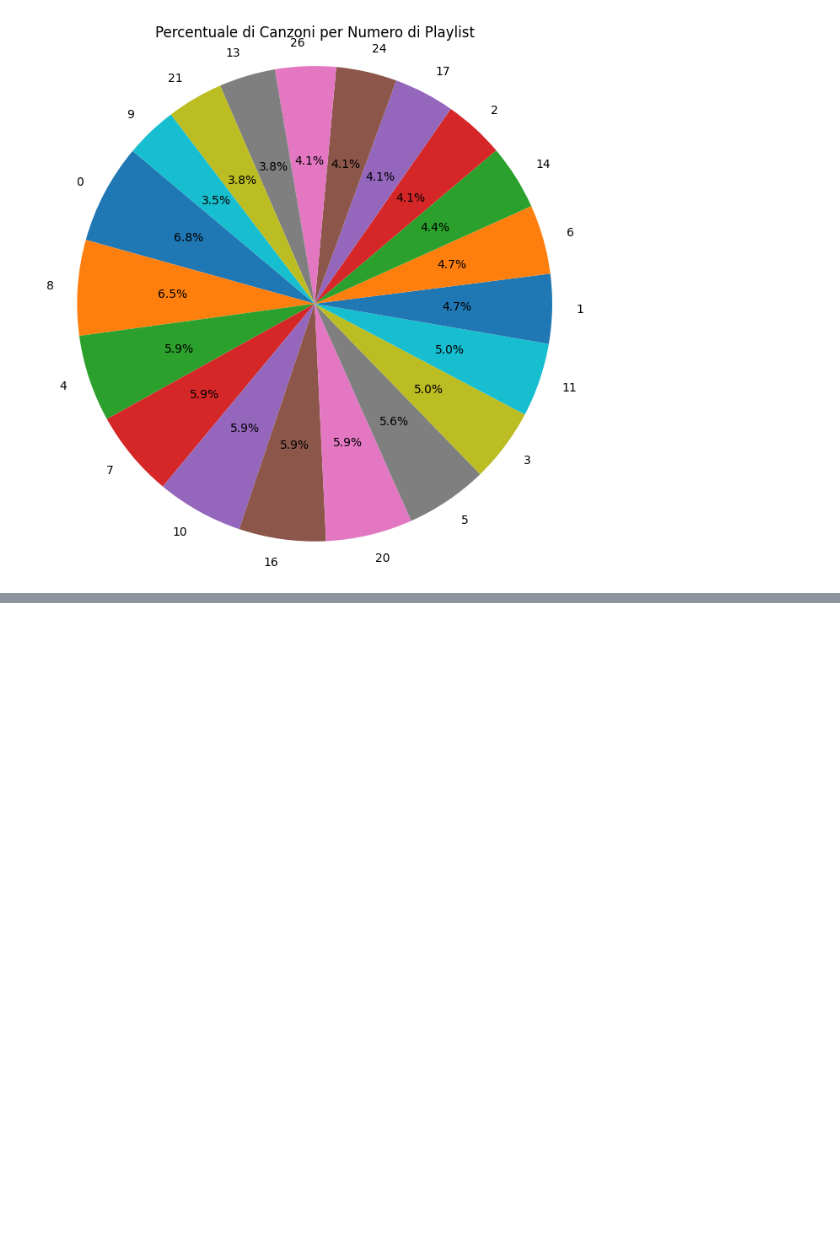
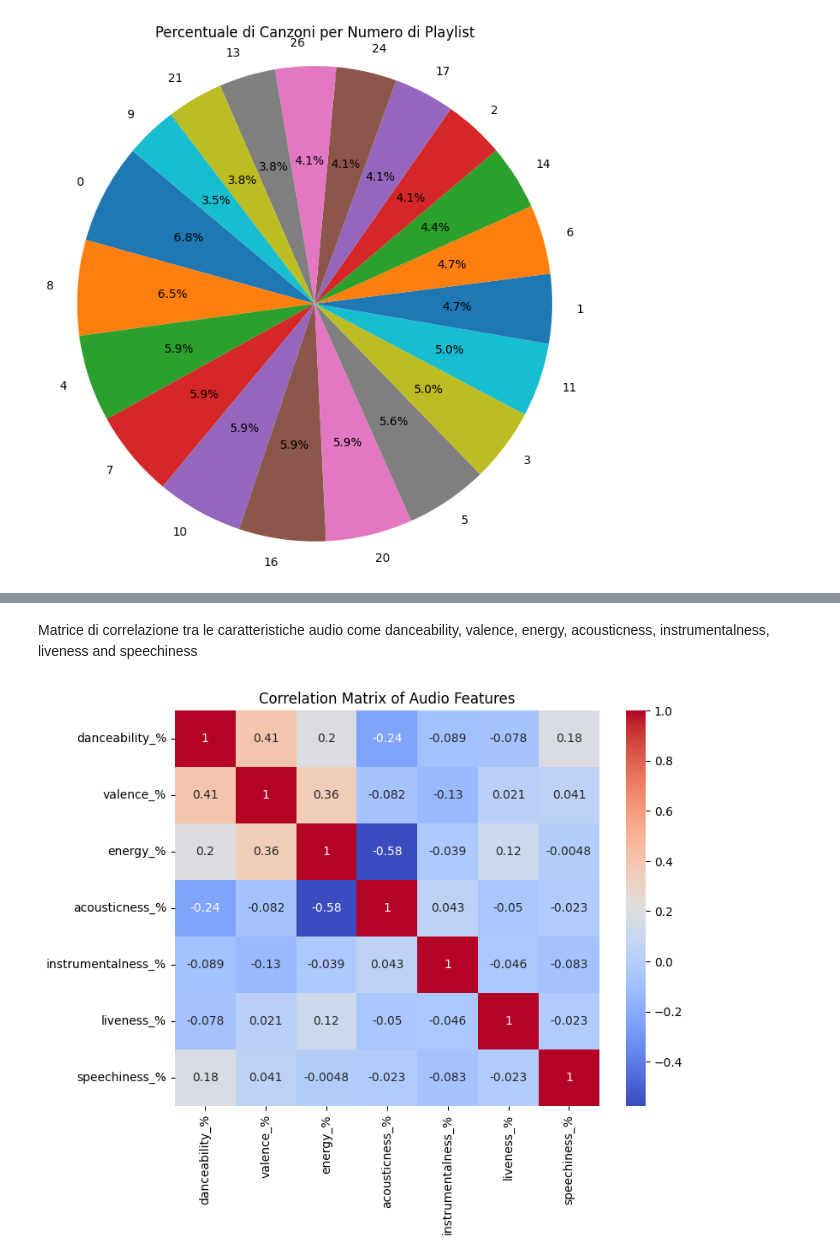
Before and after one commit to IsabellaPodavini/top_spotify_songs_2023, a Jupyter notebook: project.ipynb, the cells around one changed output, grey strips where cells are left out. Drawn from its saved outputs; the diff is of its cells as text; code cells hidden in the pictures; blank space fills up the shorter version.

```diff
--- a/project.ipynb
+++ b/project.ipynb
@@ -393,0 +414,16 @@ dtype: int64
+# %% [markdown]
+Matrice di correlazione tra le caratteristiche audio come danceability, valence, energy, acousticness, instrumentalness, liveness and speechiness
+# %%
+# Seleziona solo le colonne delle caratteristiche audio
+audio_features = spotify_songs_df[['danceability_%', 'valence_%', 'energy_%', 'acousticness_%', 'instrumentalness_%', 'liveness_%', 'speechiness_%']]
+
+# Calcola la correlazione tra le caratteristiche audio
+correlation_matrix = audio_features.corr()
+
+# Crea un grafico a matrice di calore
+plt.figure(figsize=(8, 6))
+sb.heatmap(correlation_matrix, annot=True, cmap='coolwarm')
+plt.title('Correlation Matrix of Audio Features')
+plt.show()
+# %% [output]
+[figure, added]
```
Also changed, not shown: parts of 35 cells of this notebook.
